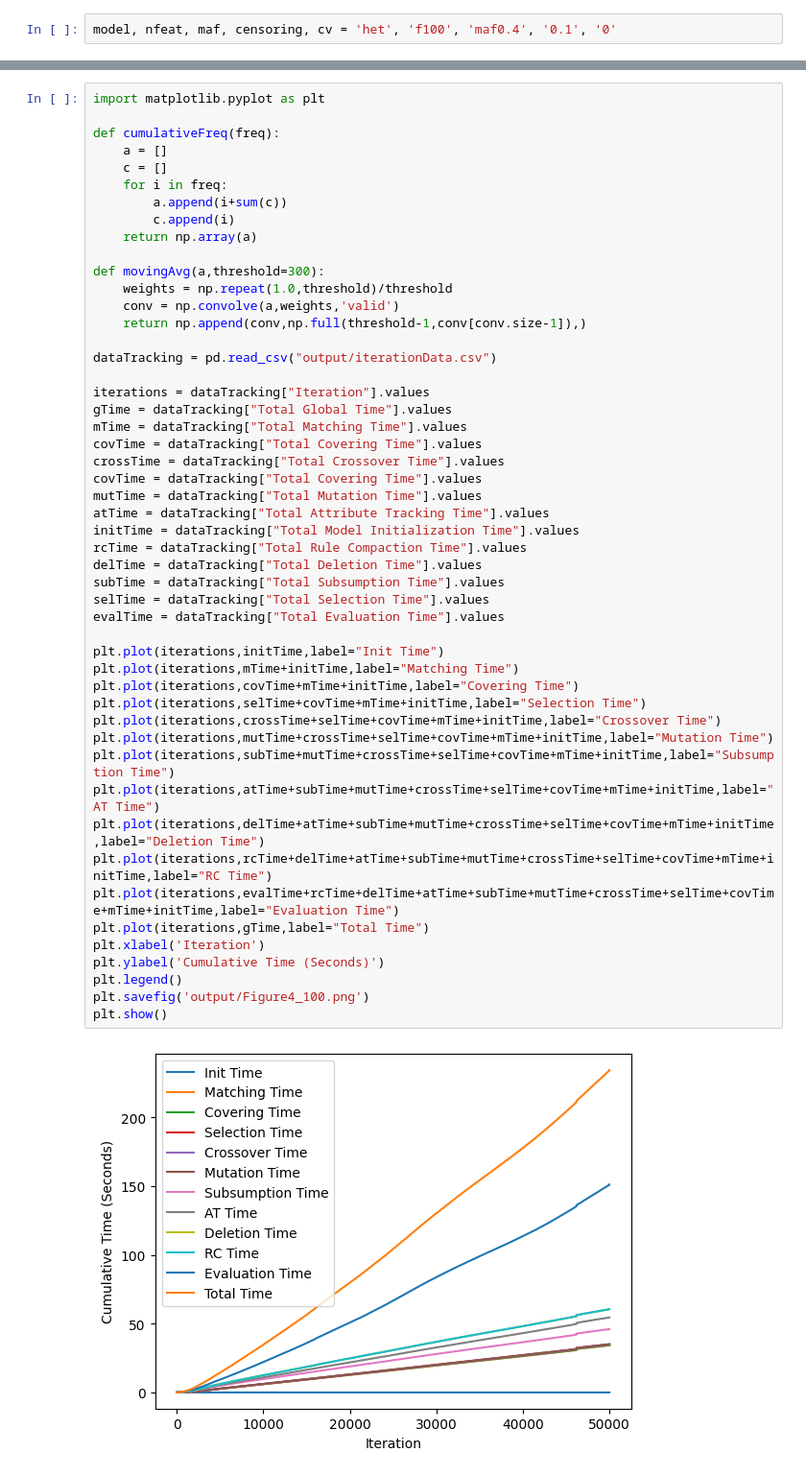
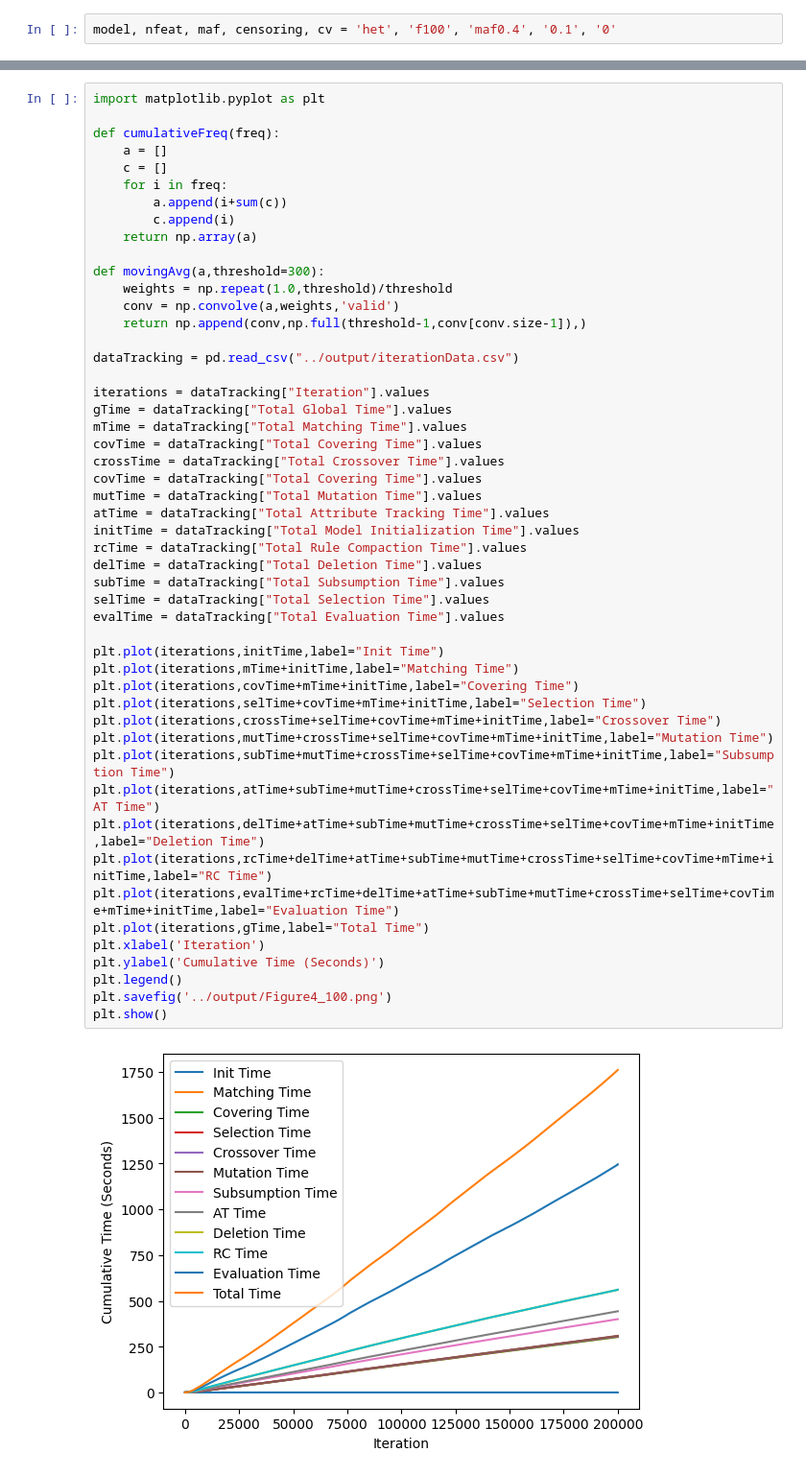
Before and after one commit to UrbsLab/survival-LCS, a Jupyter notebook: notebooks/GerRuntimeGraph.ipynb, the cells around one changed output, grey strips where cells are left out. Shown at 96% size. Drawn from its saved outputs; the diff is of its cells as text.

Commit message:
new outputs

```diff
--- a/notebooks/GerRuntimeGraph.ipynb
+++ b/notebooks/GerRuntimeGraph.ipynb
@@ -46,40 +49,40 @@ def movingAvg(a,threshold=300):
     conv = np.convolve(a,weights,'valid')
     return np.append(conv,np.full(threshold-1,conv[conv.size-1]),)
 
-dataTracking = pd.read_csv("output/iterationData.csv")
+dataTracking = pd.read_csv("../output/iterationData.csv")
 
 iterations = dataTracking["Iteration"].values
 gTime = dataTracking["Total Global Time"].values
 mTime = dataTracking["Total Matching Time"].values
 covTime = dataTracking["Total Covering Time"].values
 crossTime = dataTracking["Total Crossover Time"].values
 covTime = dataTracking["Total Covering Time"].values
 mutTime = dataTracking["Total Mutation Time"].values
 atTime = dataTracking["Total Attribute Tracking Time"].values
 initTime = dataTracking["Total Model Initialization Time"].values
 rcTime = dataTracking["Total Rule Compaction Time"].values
 delTime = dataTracking["Total Deletion Time"].values
 subTime = dataTracking["Total Subsumption Time"].values
 selTime = dataTracking["Total Selection Time"].values
 evalTime = dataTracking["Total Evaluation Time"].values
 
 plt.plot(iterations,initTime,label="Init Time")
 plt.plot(iterations,mTime+initTime,label="Matching Time")
 plt.plot(iterations,covTime+mTime+initTime,label="Covering Time")
 plt.plot(iterations,selTime+covTime+mTime+initTime,label="Selection Time")
 plt.plot(iterations,crossTime+selTime+covTime+mTime+initTime,label="Crossover Time")
 plt.plot(iterations,mutTime+crossTime+selTime+covTime+mTime+initTime,label="Mutation Time")
 plt.plot(iterations,subTime+mutTime+crossTime+selTime+covTime+mTime+initTime,label="Subsumption Time")
 plt.plot(iterations,atTime+subTime+mutTime+crossTime+selTime+covTime+mTime+initTime,label="AT Time")
 plt.plot(iterations,delTime+atTime+subTime+mutTime+crossTime+selTime+covTime+mTime+initTime,label="Deletion Time")
 plt.plot(iterations,rcTime+delTime+atTime+subTime+mutTime+crossTime+selTime+covTime+mTime+initTime,label="RC Time")
 plt.plot(iterations,evalTime+rcTime+delTime+atTime+subTime+mutTime+crossTime+selTime+covTime+mTime+initTime,label="Evaluation Time")
 plt.plot(iterations,gTime,label="Total Time")
 plt.xlabel('Iteration')
 plt.ylabel('Cumulative Time (Seconds)')
 plt.legend()
-plt.savefig('output/Figure4_100.png')
+plt.savefig('../output/Figure4_100.png')
 plt.show()
 # %% [output]
-[figure, old version]
+[figure, new version]
 # %%
```
Also changed, not shown: parts of 6 cells of this notebook, 6 other files.
